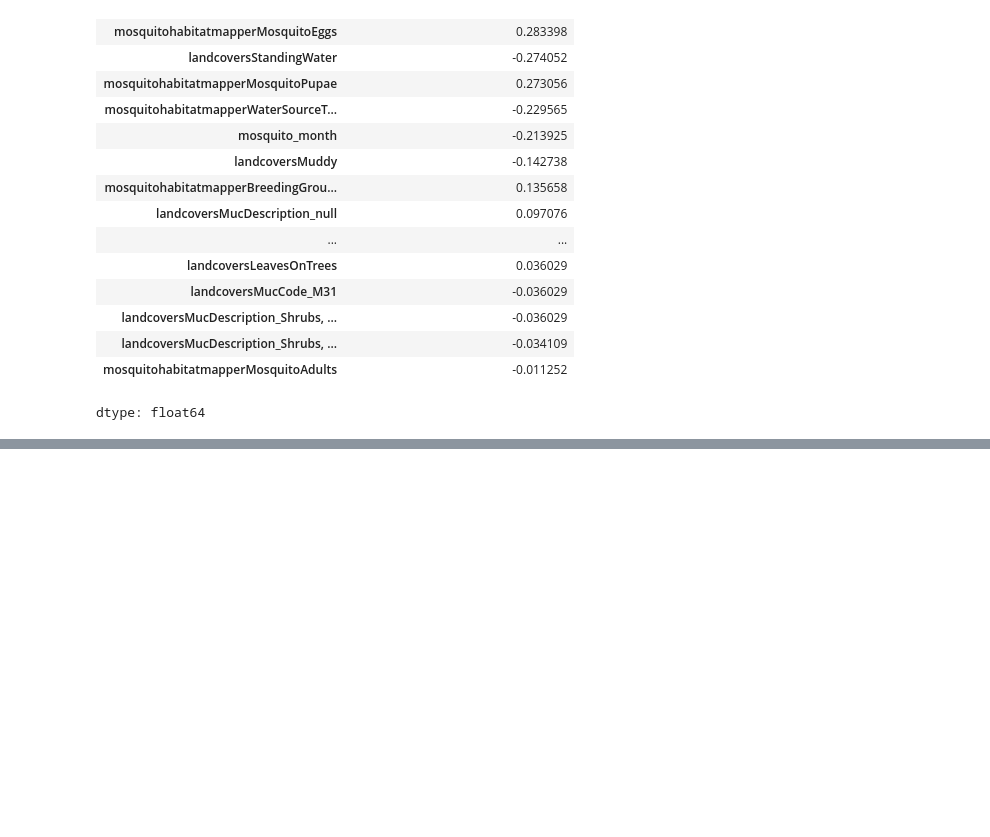
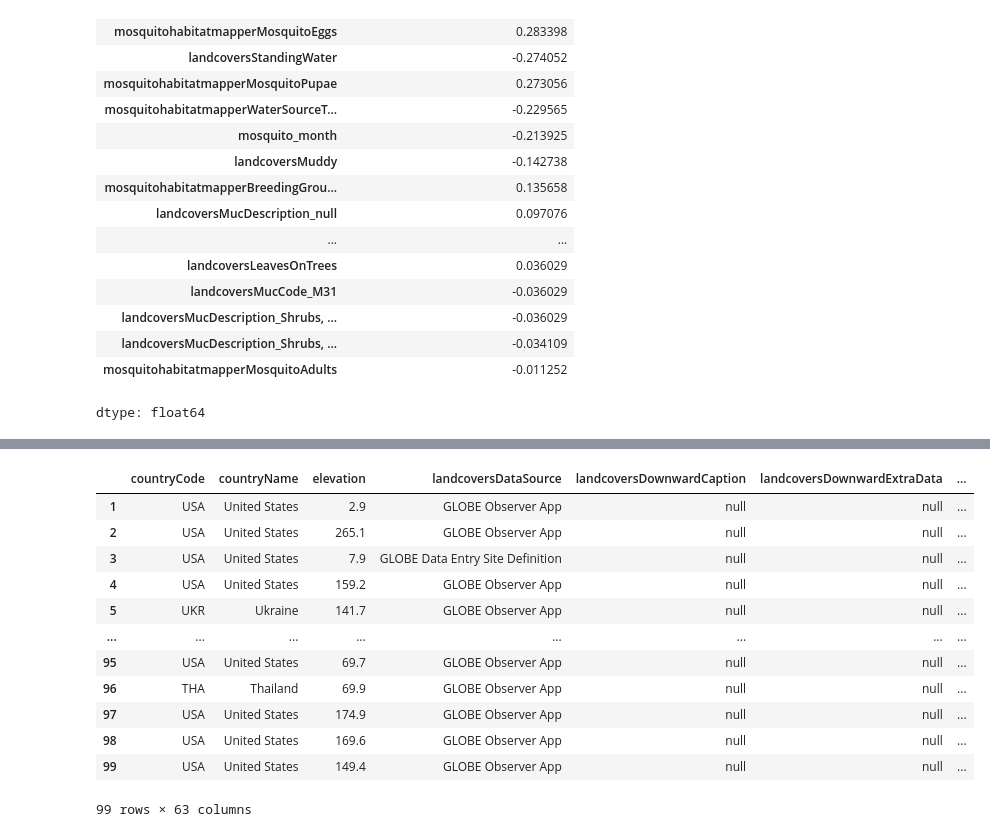
Before and after one commit to Satyabratadas/GeoEmerge_hackathon, a Jupyter notebook: analysis_Matthew.ipynb, the cells around one changed output, grey strips where cells are left out. Cells and saved outputs as stored; diff of their text form; code cells hidden in the pictures; blank space fills up the shorter version.

```diff
--- a/analysis_Matthew.ipynb
+++ b/analysis_Matthew.ipynb
@@ -327,0 +383,17 @@ top_larvae_corr.head(25)
+# %%
+land_cover[1:100]
+land_cover[2,]
+# %% [output]
+|  | countryCode | countryName | elevation | landcoversDataSource | landcoversDownwardCaption | landcoversDownwardExtraData | ... |
+| 1 | USA | United States | 2.9 | GLOBE Observer App | null | null | ... |
+| 2 | USA | United States | 265.1 | GLOBE Observer App | null | null | ... |
+| 3 | USA | United States | 7.9 | GLOBE Data Entry Site Definition | null | null | ... |
+| 4 | USA | United States | 159.2 | GLOBE Observer App | null | null | ... |
+| 5 | UKR | Ukraine | 141.7 | GLOBE Observer App | null | null | ... |
+| ... | ... | ... | ... | ... | ... | ... | ... |
+| 95 | USA | United States | 69.7 | GLOBE Observer App | null | null | ... |
+| 96 | THA | Thailand | 69.9 | GLOBE Observer App | null | null | ... |
+| 97 | USA | United States | 174.9 | GLOBE Observer App | null | null | ... |
+| 98 | USA | United States | 169.6 | GLOBE Observer App | null | null | ... |
+| 99 | USA | United States | 149.4 | GLOBE Observer App | null | null | ... |
+99 rows × 63 columns
```
Also changed, not shown: parts of 4 cells of this notebook.
